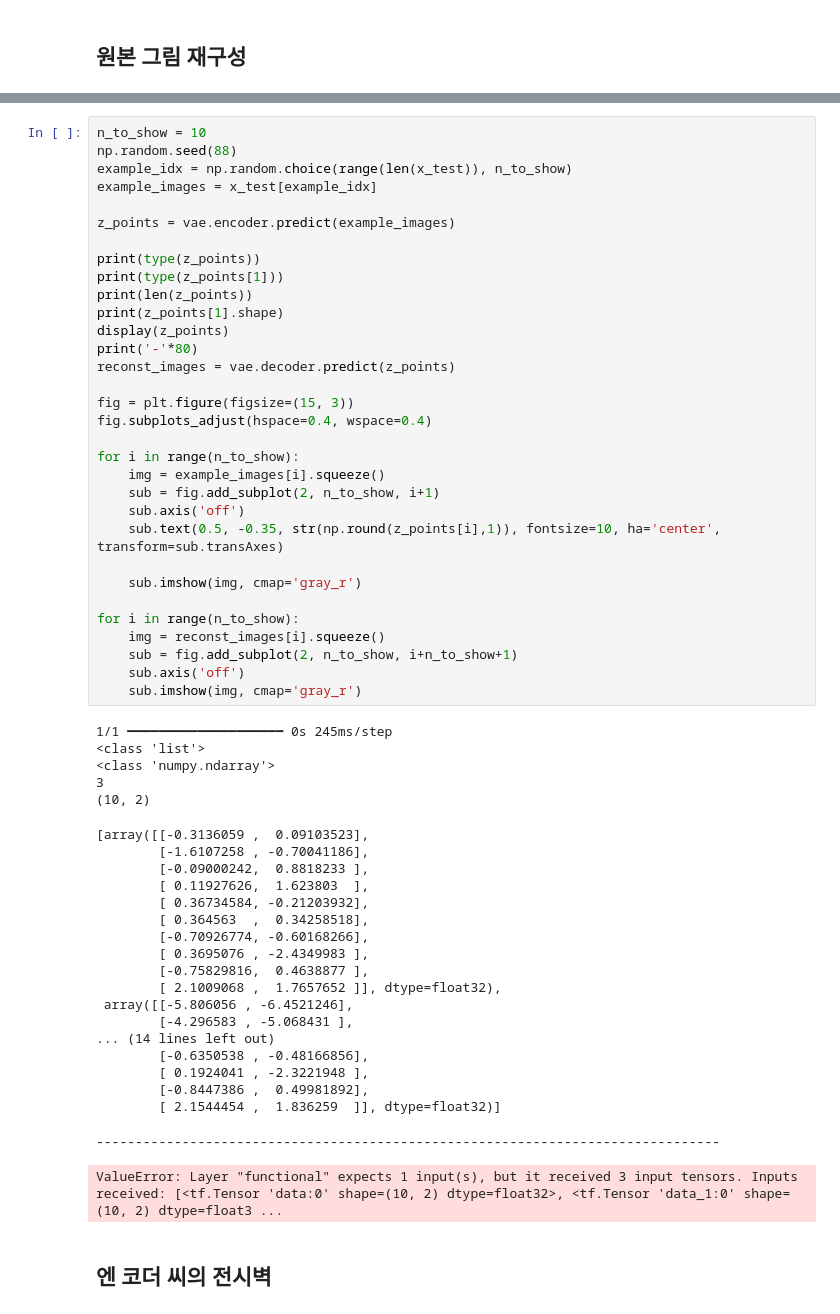
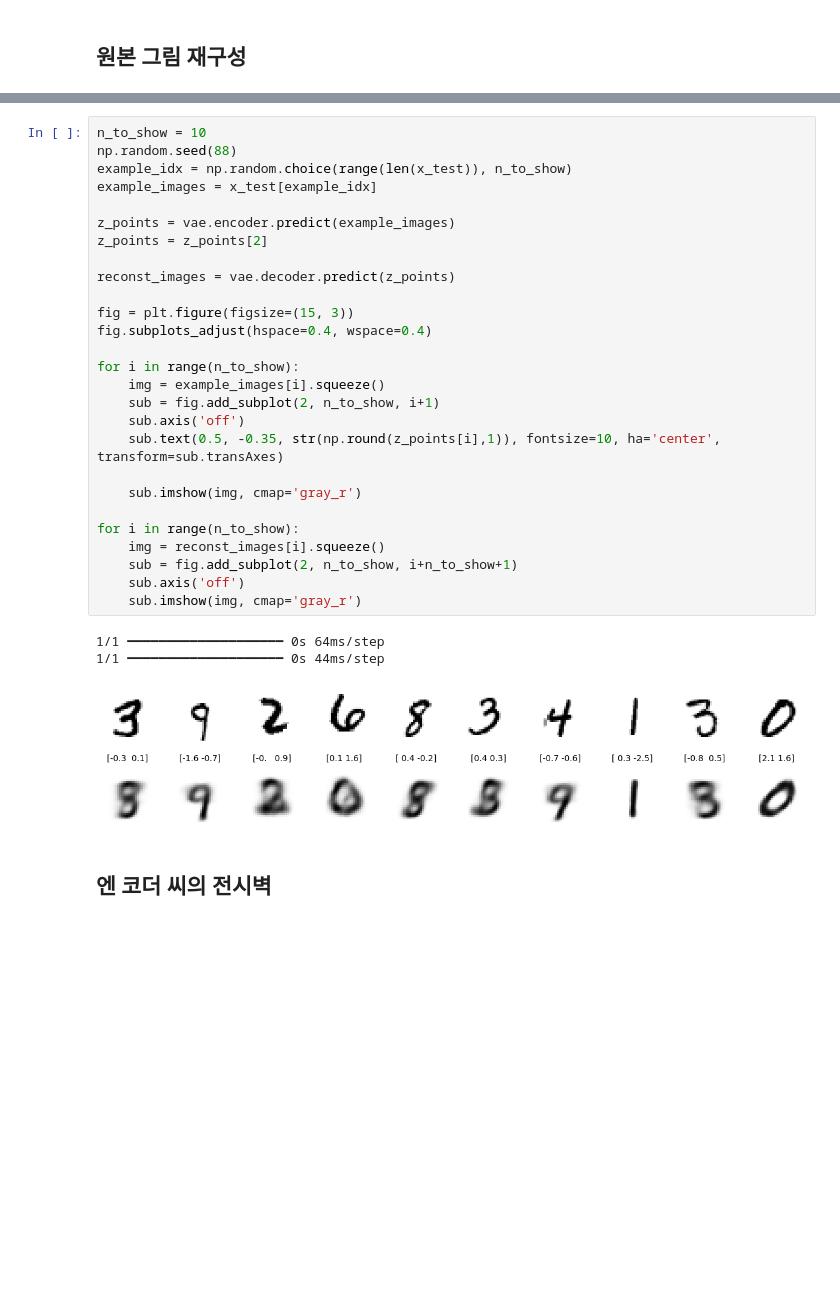
Before and after one commit to jhbell2015/GDL_code, a Jupyter notebook: 03_04_vae_digits_analysis.ipynb, the cells around one changed output, grey strips where cells are left out. Saved outputs shown, nothing was run; the diff lists cells and outputs as text; blank space fills up the shorter version.

```diff
--- a/03_04_vae_digits_analysis.ipynb
+++ b/03_04_vae_digits_analysis.ipynb
@@ -71,60 +68,34 @@ AttributeError: type object 'VariationalAutoencoder' has no attribute 'hello'
 # %%
 n_to_show = 10
 np.random.seed(88)
 example_idx = np.random.choice(range(len(x_test)), n_to_show)
 example_images = x_test[example_idx]
 
 z_points = vae.encoder.predict(example_images)
+z_points = z_points[2]
 
-print(type(z_points))
-print(type(z_points[1]))
-print(len(z_points))
-print(z_points[1].shape)
-display(z_points)
-print('-'*80)
 reconst_images = vae.decoder.predict(z_points)
 
 fig = plt.figure(figsize=(15, 3))
 fig.subplots_adjust(hspace=0.4, wspace=0.4)
 
 for i in range(n_to_show):
     img = example_images[i].squeeze()
     sub = fig.add_subplot(2, n_to_show, i+1)
     sub.axis('off')
     sub.text(0.5, -0.35, str(np.round(z_points[i],1)), fontsize=10, ha='center', transform=sub.transAxes)
 
     sub.imshow(img, cmap='gray_r')
 
 for i in range(n_to_show):
     img = reconst_images[i].squeeze()
     sub = fig.add_subplot(2, n_to_show, i+n_to_show+1)
     sub.axis('off')
     sub.imshow(img, cmap='gray_r')
 # %% [output]
-1/1 ━━━━━━━━━━━━━━━━━━━━ 0s 245ms/step
-<class 'list'>
-<class 'numpy.ndarray'>
-3
-(10, 2)
+1/1 ━━━━━━━━━━━━━━━━━━━━ 0s 64ms/step
+1/1 ━━━━━━━━━━━━━━━━━━━━ 0s 44ms/step
-[array([[-0.3136059 ,  0.09103523],
-        [-1.6107258 , -0.70041186],
-        [-0.09000242,  0.8818233 ],
-        [ 0.11927626,  1.623803  ],
-        [ 0.36734584, -0.21203932],
-        [ 0.364563  ,  0.34258518],
-        [-0.70926774, -0.60168266],
-        [ 0.3695076 , -2.4349983 ],
-        [-0.75829816,  0.4638877 ],
-        [ 2.1009068 ,  1.7657652 ]], dtype=float32),
- array([[-5.806056 , -6.4521246],
-        [-4.296583 , -5.068431 ],
-... (14 lines left out)
-        [-0.6350538 , -0.48166856],
-        [ 0.1924041 , -2.3221948 ],
-        [-0.8447386 ,  0.49981892],
-        [ 2.1544454 ,  1.836259  ]], dtype=float32)]
---------------------------------------------------------------------------------
-ValueError: Layer "functional" expects 1 input(s), but it received 3 input tensors. Inputs received: [<tf.Tensor 'data:0' shape=(10, 2) dtype=float32>, <tf.Tensor 'data_1:0' shape=(10, 2) dtype=float3 ...
+[figure, added]
 # %% [markdown]
 ## 엔 코더 씨의 전시벽
 # %%
```
Also changed, not shown: parts of 7 cells of this notebook, 3 other files.
